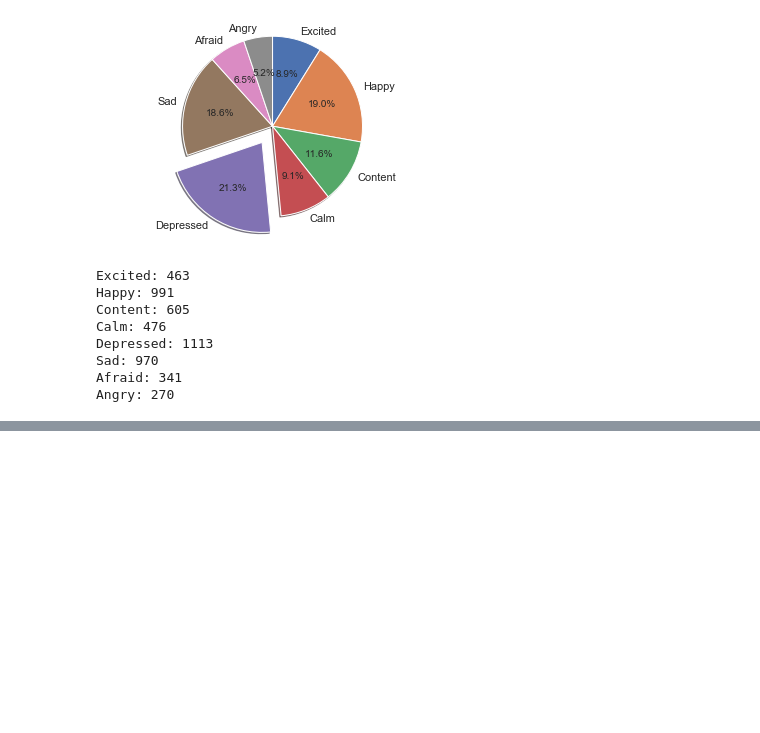
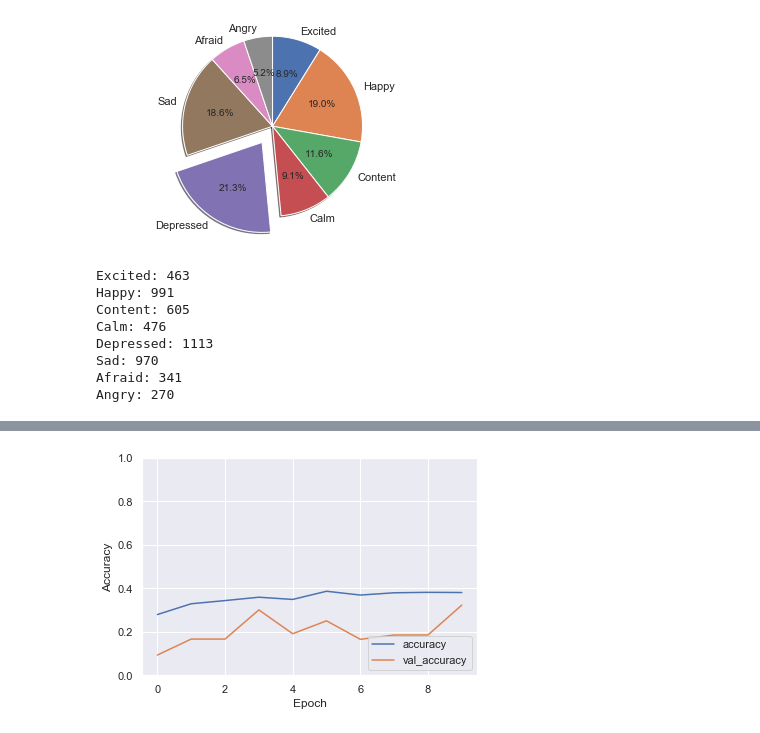
Before and after one commit to mzouros/dl_gmsa, a Jupyter notebook: Greek_Music_Sentiment_Analysis.ipynb, the cells around one changed output, grey strips where cells are left out. Drawn from its saved outputs; the diff is of its cells as text; code cells hidden in the pictures; blank space fills up the shorter version.

```diff
--- a/Greek_Music_Sentiment_Analysis.ipynb
+++ b/Greek_Music_Sentiment_Analysis.ipynb
@@ -522,21 +801,21 @@ np.save('/home/mike/Artificial Intelligence MSc/2nd Semester/4. Deep Learning/Gi
 # %%
 # Load the X, y np.arrays
-X = np.load('/home/mike/Artificial Intelligence MSc/2nd Semester/4. Deep Learning/Giannakopoulos/Exercises/MelSpectogramArrays/X.npy')
-y = np.load('/home/mike/Artificial Intelligence MSc/2nd Semester/4. Deep Learning/Giannakopoulos/Exercises/MelSpectogramArrays/y.npy')
-# X = np.load('/sample_data/X.npy')
-# y = np.load('/sample_data/y.npy')
+# X = np.load('/home/mike/Artificial Intelligence MSc/2nd Semester/4. Deep Learning/Giannakopoulos/Exercises/MelSpectogramArrays/X.npy')
+# y = np.load('/home/mike/Artificial Intelligence MSc/2nd Semester/4. Deep Learning/Giannakopoulos/Exercises/MelSpectogramArrays/y.npy')
+# X = np.load('X.npy')
+# y = np.load('y.npy')
 
-# transform string labels to int
-label_encoder = LabelEncoder()
-vec = label_encoder.fit_transform(y)
+# one-hot encoding
+# label_encoder = LabelEncoder()
+# vec = label_encoder.fit_transform(y)
 
 # Normalization for CNN
 X = np.stack(X)
 X = X.astype('float32')
 X = X/255
 
-# y = to_categorical(vec)
-y=keras.utils.to_categorical(vec, num_classes=8, dtype='float32')
+y = to_categorical(y)
+# y=keras.utils.to_categorical(vec, num_classes=8, dtype='float32')
 
 np.array(X).shape
 np.array(y).shape
@@ -599,0 +910,24 @@ model.save('/home/mike/Artificial Intelligence MSc/2nd Semester/4. Deep Learning
+# %%
+# Evaluate the model
+
+plt.plot(history.history['accuracy'], label='accuracy')
+plt.plot(history.history['val_accuracy'], label = 'val_accuracy')
+plt.xlabel('Epoch')
+plt.ylabel('Accuracy')
+plt.ylim([0, 1])
+plt.legend(loc='lower right')
+
+test_loss, test_acc = model.evaluate(X_test, y_test, verbose=2)
+
+
+# train_metrics = history.history[metric]
+# val_metrics = history.history['val_'+metric]
+# epochs = range(1, len(train_metrics) + 1)
+# plt.plot(epochs, train_metrics)
+# plt.plot(epochs, val_metrics)
+# plt.title('Training and validation '+ metric)
+# plt.xlabel("Epochs")
+# plt.ylabel(metric)
+# plt.legend(["train_"+metric, 'val_'+metric])
+# plt.show()
+# %% [output]
@@ -600,3 +935,4 @@ model.save('/home/mike/Artificial Intelligence MSc/2nd Semester/4. Deep Learning
+[figure, added]
 # %%
 model = keras.models.load_model('/home/mike/Artificial Intelligence MSc/2nd Semester/4. Deep Learning/Giannakopoulos/Exercises/Models/Specto')
 
```
Also changed, not shown: parts of 16 cells of this notebook.
